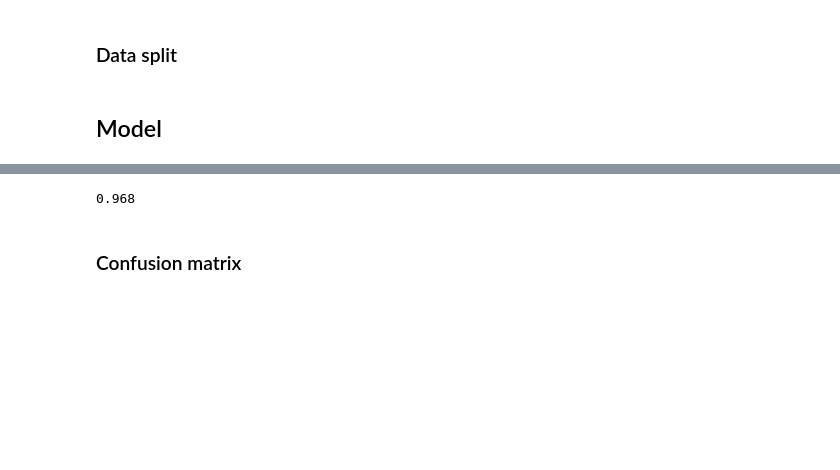
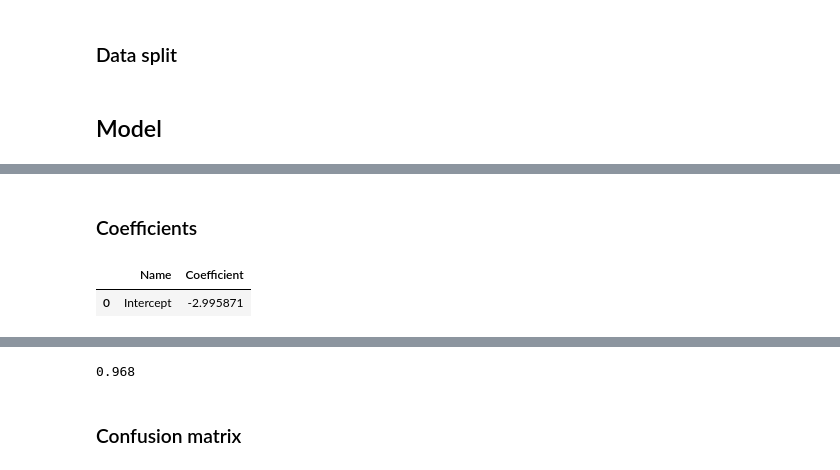
Before and after one commit to kirenz/classification, a Jupyter notebook: docs/logistic.ipynb, the cells around one changed output, grey strips where cells are left out. Drawn from its saved outputs; the diff is of its cells as text; code cells hidden in the pictures; blank space fills up the shorter version.

```diff
--- a/docs/logistic.ipynb
+++ b/docs/logistic.ipynb
@@ -32,0 +87,12 @@ LogisticRegression()
+# %% [markdown]
+### Coefficients
+# %%
+# intercept
+intercept = pd.DataFrame({
+    "Name": "Intercept",
+    "Coefficient":clf.intercept_}
+    )
+intercept
+# %% [output]
+|  | Name | Coefficient |
+| 0 | Intercept | -2.995871 |
```
Also changed, not shown: parts of 17 cells of this notebook.
